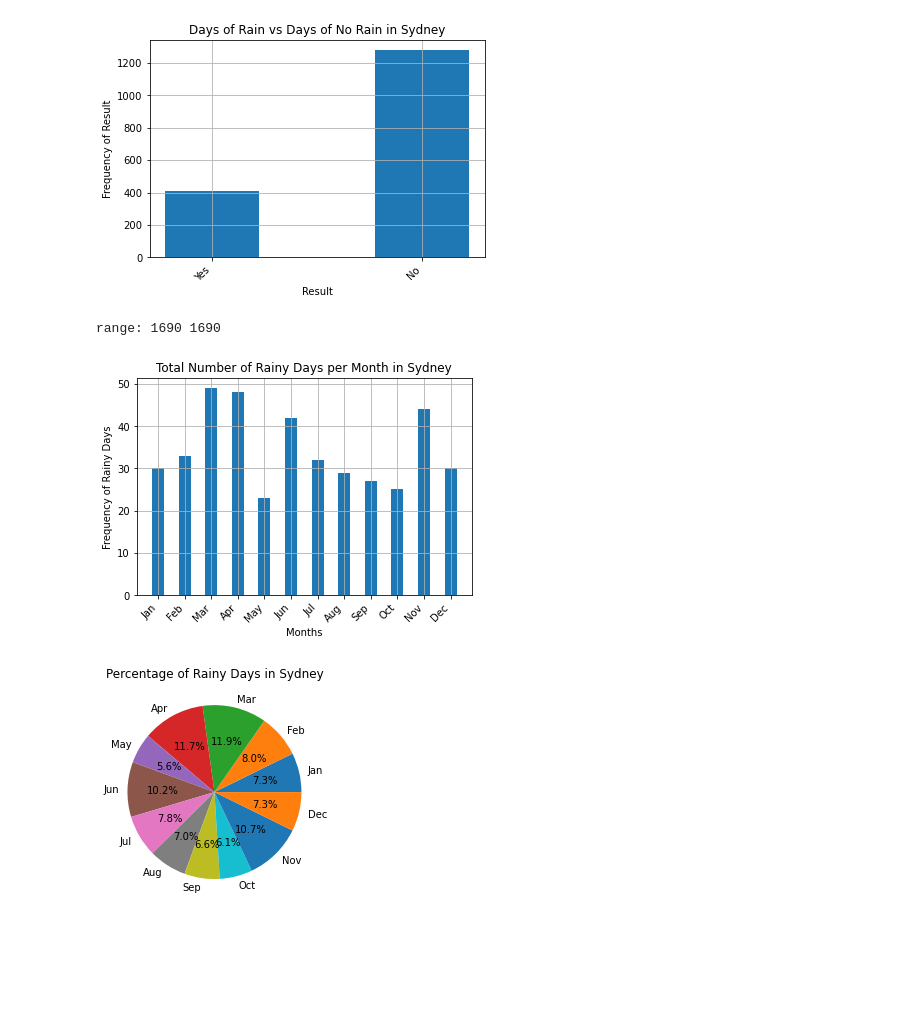
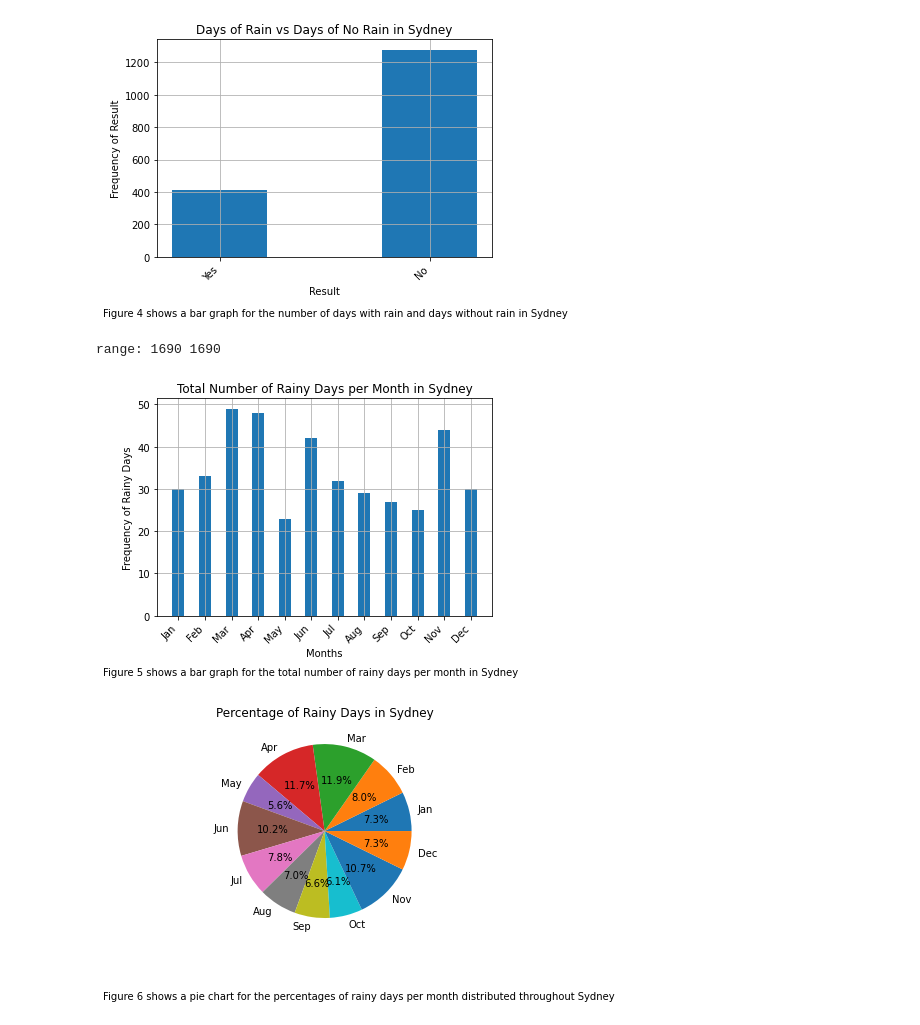
Before and after one commit to caleb-cramer/MLFinalProject, a Jupyter notebook: EDA.ipynb, the cells around one changed output. Saved outputs shown, nothing was run; the diff lists cells and outputs as text; code cells hidden in the pictures; blank space fills up the shorter version.

```diff
--- a/EDA.ipynb
+++ b/EDA.ipynb
@@ -61,38 +73,48 @@ table_copy.remove_rows_with_missing_values()
 MyPyTable.save_to_file(table_copy, data_name)
 
 column = table_copy.get_column("RainToday")
 length = len(column)
 yes_count = 0
 for col in column:
     if col == "Yes":
         yes_count = yes_count + 1
 no_count = length - yes_count
 
+fig2 = plt.figure()
 plt.title("Days of Rain vs Days of No Rain in Sydney")
 plt.xlabel("Result")
 plt.ylabel("Frequency of Result")
+fig2.text(0, -.08, "Figure 4 shows a bar graph for the number of days with rain and days without rain in Sydney")
 plot_utils.bar_graph(['Yes', 'No'], [yes_count, no_count])
+plt.show()
 
 ###parse rainToday's that are yes
 ###month values = month name (12 of them), month_counts = (counts of rainToday that are yes for each month)
 
 ### table with only yes' and no NA's
 months, rain_col2 = myutils.get_aus_frequencies(table_copy, "RainToday")
 
 ## Platforms bar graph is being shown
+fig2 = plt.figure()
 plt.title("Total Number of Rainy Days per Month in Sydney")
 plt.xlabel("Months")
 plt.ylabel("Frequency of Rainy Days")
+fig2.text(0, -.08, "Figure 5 shows a bar graph for the total number of rainy days per month in Sydney")
 plot_utils.bar_graph(months, rain_col2)
+plt.show()
 
+fig2 = plt.figure()
 plt.title("Percentage of Rainy Days in Sydney")
+fig2.text(0, -.08, "Figure 6 shows a pie chart for the percentages of rainy days per month distributed throughout Sydney")
+plot_utils.pie_chart(months, rain_col2)
+plt.show()
 
-plot_utils.pie_chart(months, rain_col2)
+### Sydney EDA: The first data visualization is meant to show the distribution of days rained and days not rained in Sydney. We can see that it rains proportion wise even less than it does in Sydney. The second bar graph is meant to show which months rain the most and in seeing the trends, one can also get a better idea of the season/climate in Melbourne. The pie chart is meant to show the distribution of these 'days rained' per month in proportion to the whole dataset. This shows us that most every month rains about the same (climate doesn't change) throughout the year.
 # %% [output]
-[figure, old version]
+[figure, new version]
 range: 1690 1690
-[figure, old version]
+[figure, new version]
-[figure, old version]
+[figure, new version]
 # %%
 ## Data cleaning is executing...
 
```
Also changed, not shown: parts of 2 cells of this notebook.
